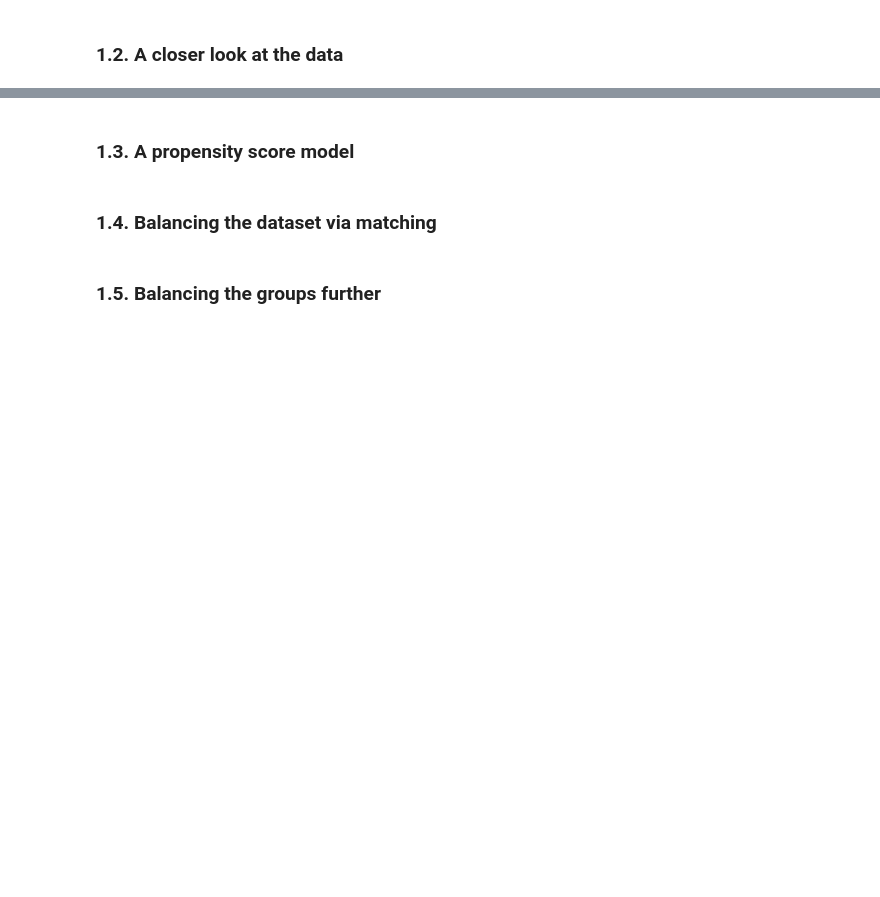
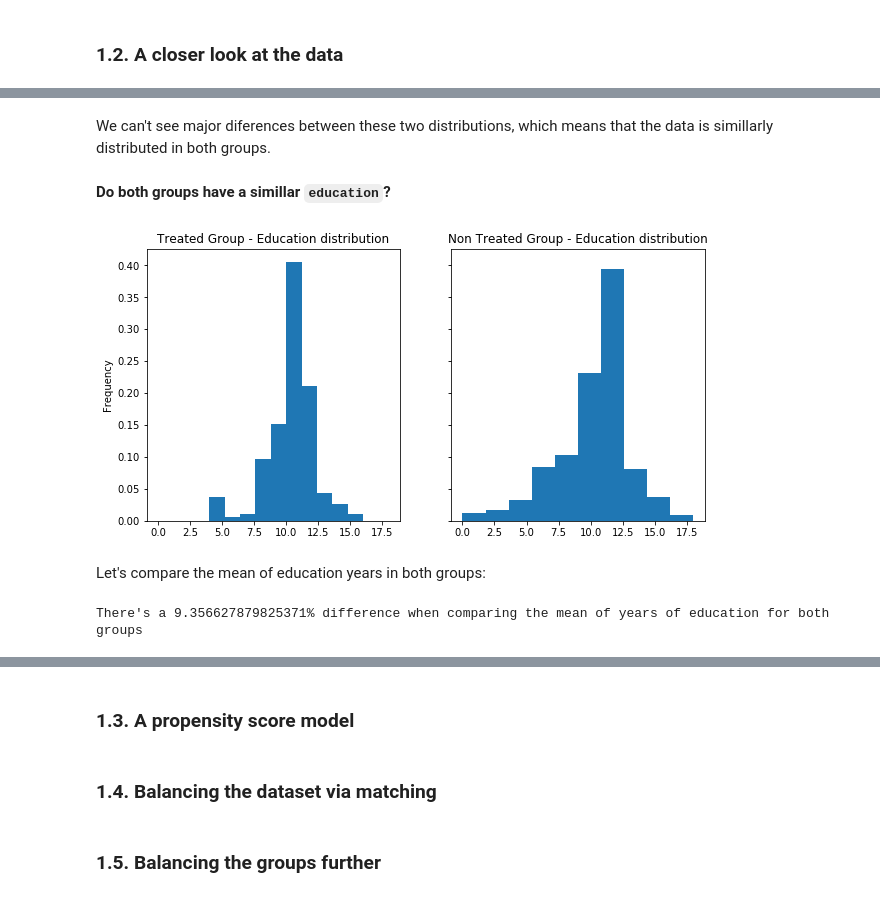
Before and after one commit to KhalilMrini/Revisiting-Arab-Spring, a Jupyter notebook: 04 - Applied ML/Homework4.ipynb, the cells around one changed output, grey strips where cells are left out. Drawn from its saved outputs; the diff is of its cells as text; code cells hidden in the pictures; blank space fills up the shorter version.

```diff
--- a/04 - Applied ML/Homework4.ipynb
+++ b/04 - Applied ML/Homework4.ipynb
@@ -65,0 +154,16 @@ Dataset description
+# %% [markdown]
+We can't see major diferences between these two distributions, which means that the data is simillarly distributed in both groups.
+# %% [markdown]
+**Do both groups have a simillar `education`?**
+# %%
+plot_hist('educ', 'Treated Group - Education distribution','Non Treated Group - Education distribution')
+# %% [output]
+[figure, added]
+# %% [markdown]
+Let's compare the mean of education years in both groups:
+# %%
+mean_relativeDifference = treated.educ.mean()-non_treated.educ.mean()/treated.educ.mean()
+print("There's a {}% difference when comparing the mean of years of education for both groups".
+      format(mean_relativeDifference))
+# %% [output]
+There's a 9.356627879825371% difference when comparing the mean of years of education for both groups
```
Also changed, not shown: parts of 36 cells of this notebook.
